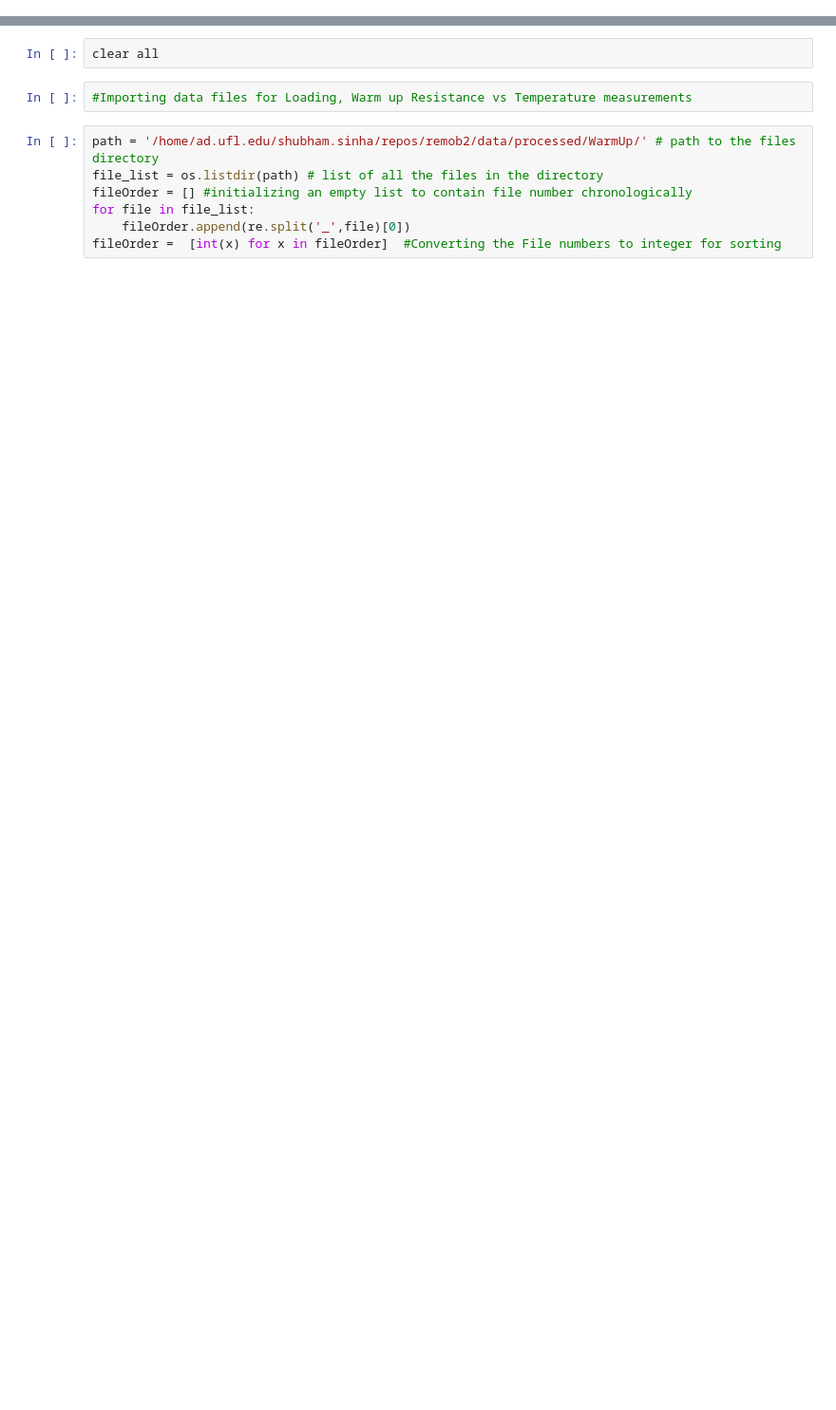
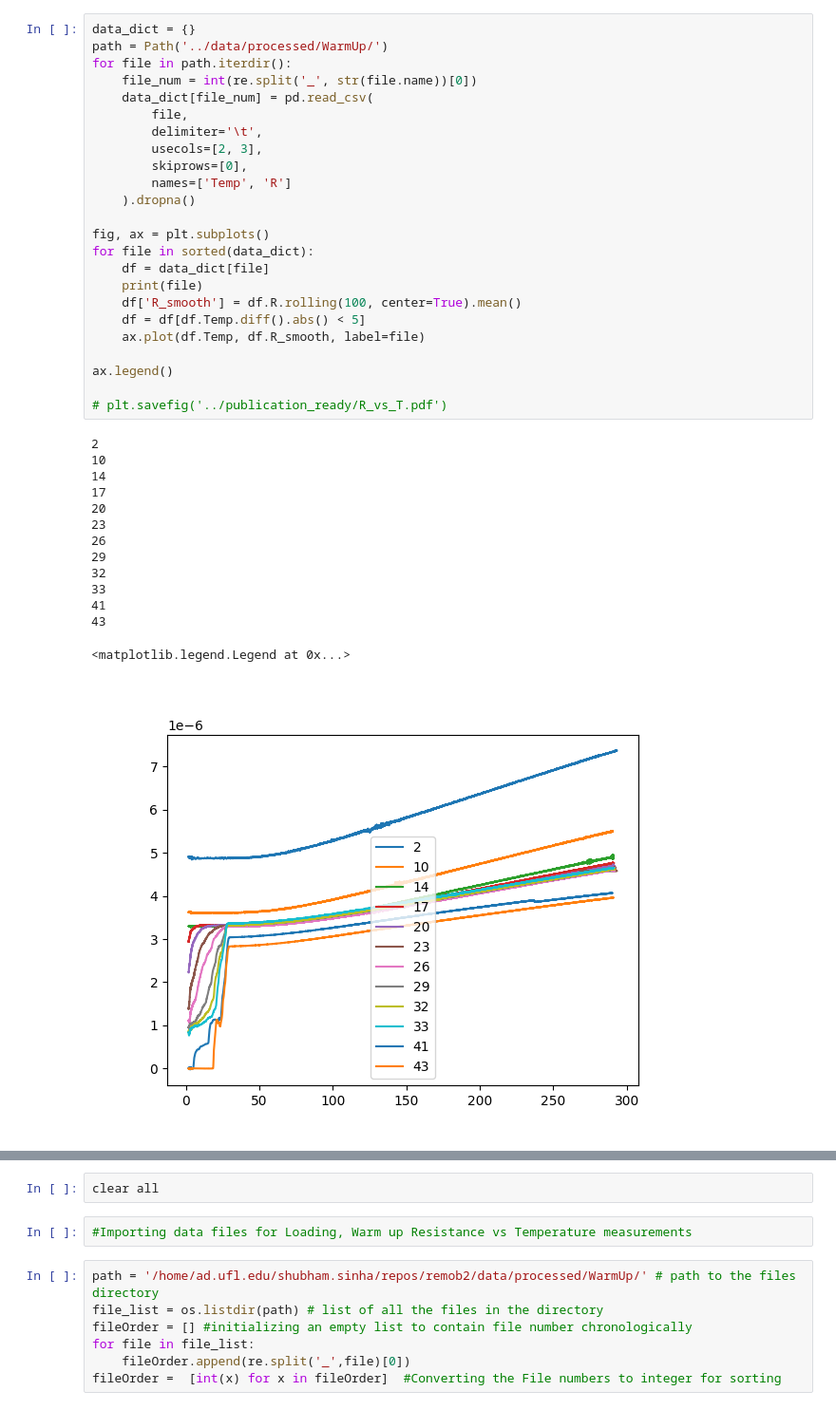
Before and after one commit to jhamlin-ufl/remob2, a Jupyter notebook: notebooks/02_ResistancePlotting.ipynb, the cells around one changed output, grey strips where cells are left out. Shown: that part at 95% size. Drawn from its saved outputs; the diff is of its cells as text; blank space fills up the shorter version.

Commit message:
Updated notebook with examples of importing and processing data.

```diff
--- a/notebooks/02_ResistancePlotting.ipynb
+++ b/notebooks/02_ResistancePlotting.ipynb
@@ -7,0 +11,39 @@ import matplotlib.pyplot as plt
+# %%
+data_dict = {}
+path = Path('../data/processed/WarmUp/')
+for file in path.iterdir():
+    file_num = int(re.split('_', str(file.name))[0])
+    data_dict[file_num] = pd.read_csv(
+        file,
+        delimiter='\t',
+        usecols=[2, 3],
+        skiprows=[0],
+        names=['Temp', 'R']
+    ).dropna()
+
+fig, ax = plt.subplots()
+for file in sorted(data_dict):
+    df = data_dict[file]
+    print(file)
+    df['R_smooth'] = df.R.rolling(100, center=True).mean()
+    df = df[df.Temp.diff().abs() < 5]
+    ax.plot(df.Temp, df.R_smooth, label=file)
+
+ax.legend()
+
+# plt.savefig('../publication_ready/R_vs_T.pdf')
+# %% [output]
+2
+10
+14
+17
+20
+23
+26
+29
+32
+33
+41
+43
+<matplotlib.legend.Legend at 0x...>
+[figure, added]
```
Also changed, not shown: parts of 10 cells of this notebook, 1 other file.
